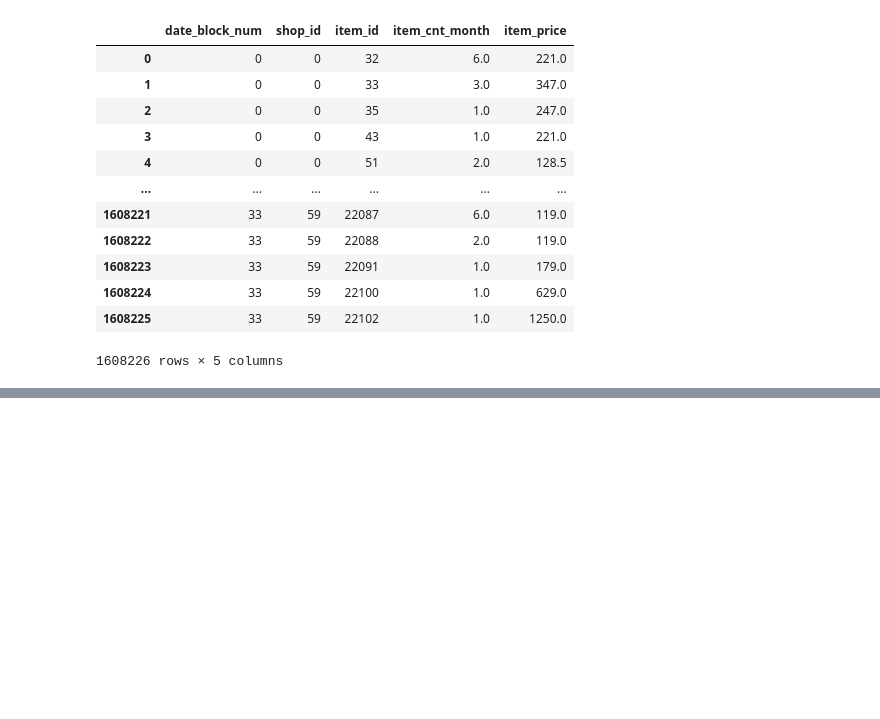
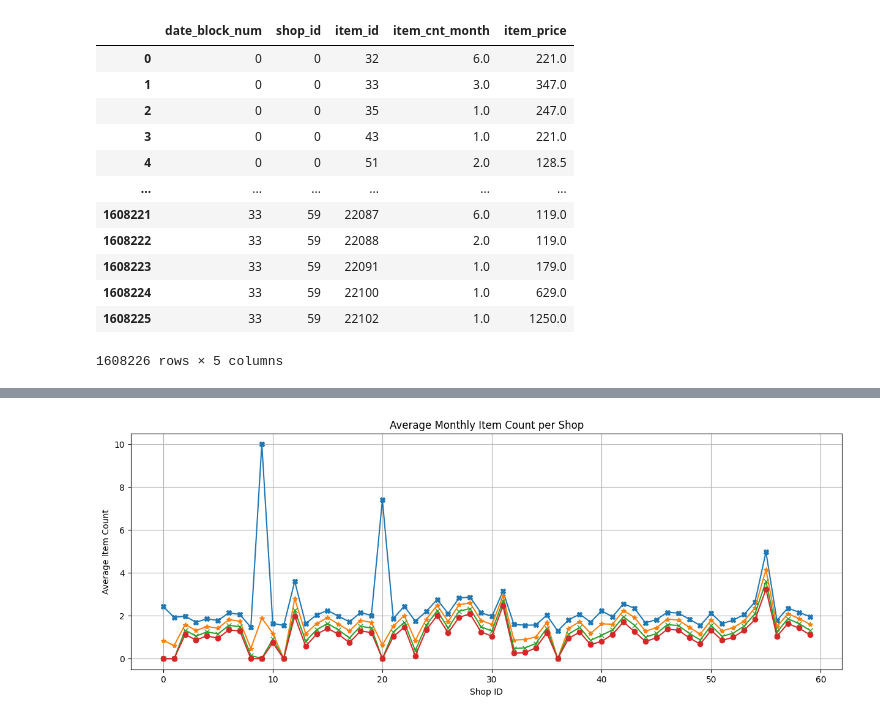
Before and after one commit to ishamel101/Predict-Future-Sales, a Jupyter notebook: fetures_sales.ipynb, the cells around one changed output, grey strips where cells are left out. Saved outputs shown, nothing was run; the diff lists cells and outputs as text; code cells hidden in the pictures; blank space fills up the shorter version.

```diff
--- a/fetures_sales.ipynb
+++ b/fetures_sales.ipynb
@@ -275,0 +285,16 @@ monthly_df
+# %%
+# Line graph (average item count over time)
+plt.figure(figsize=(15, 5))
+monthly_df.groupby('shop_id')['item_cnt_month'].mean().plot(marker='X')
+monthly_df.groupby('shop_id')['item_cnt_month_lag_1'].mean().plot(marker='*')
+monthly_df.groupby('shop_id')['item_cnt_month_lag_2'].mean().plot(marker='x')
+monthly_df.groupby('shop_id')['item_cnt_month_lag_3'].mean().plot(marker='o')
+
+plt.title("Average Monthly Item Count per Shop")
+plt.xlabel("Shop ID")
+plt.ylabel("Average Item Count")
+#plt.xticks(rotation=45)  # Rotate shop ID labels for better readability
+plt.grid(True)
+plt.show()
+# %% [output]
+[figure, added]
```
Also changed, not shown: parts of 11 cells of this notebook.
